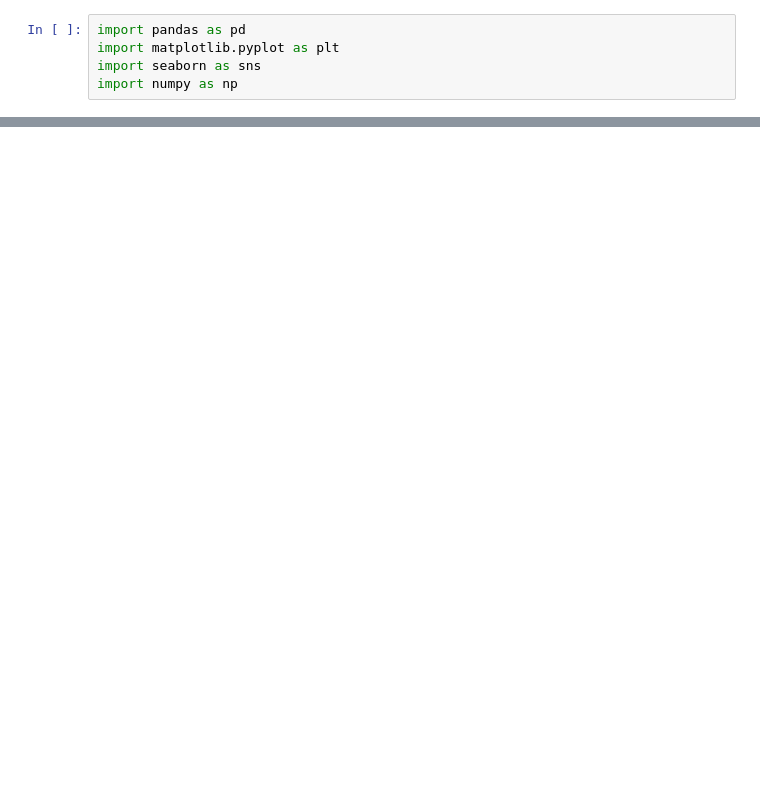
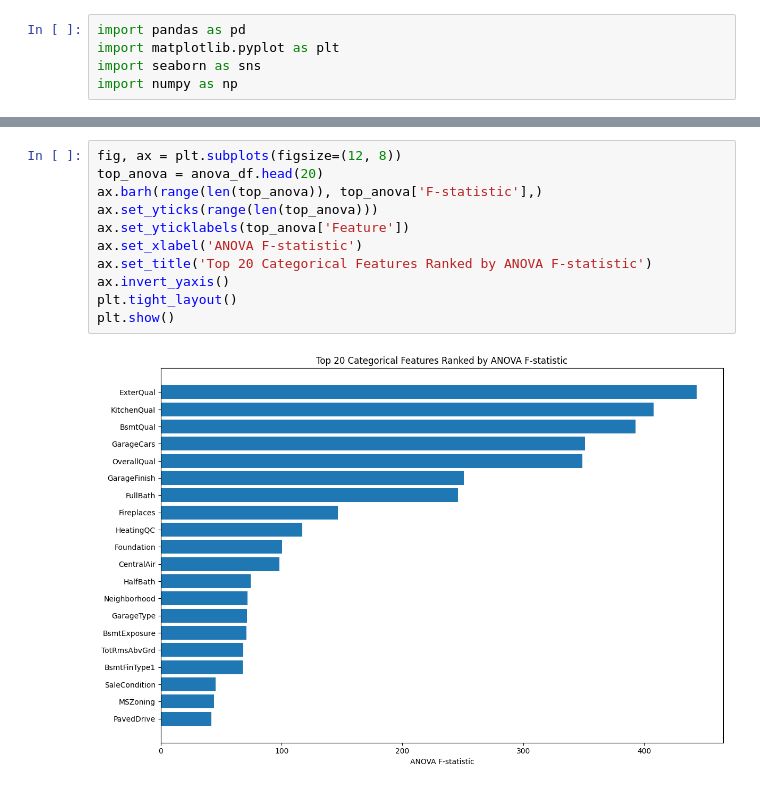
Before and after one commit to misharix30/House-Prices-Prediction-ML, a Jupyter notebook: House_Prices.ipynb, the cells around one changed output, grey strips where cells are left out. Saved outputs shown, nothing was run; the diff lists cells and outputs as text; blank space fills up the shorter version.

```diff
--- a/House_Prices.ipynb
+++ b/House_Prices.ipynb
@@ -265,0 +268,13 @@ for feature in skewed_cols:
+# %%
+fig, ax = plt.subplots(figsize=(12, 8))
+top_anova = anova_df.head(20)
+ax.barh(range(len(top_anova)), top_anova['F-statistic'],)
+ax.set_yticks(range(len(top_anova)))
+ax.set_yticklabels(top_anova['Feature'])
+ax.set_xlabel('ANOVA F-statistic')
+ax.set_title('Top 20 Categorical Features Ranked by ANOVA F-statistic')
+ax.invert_yaxis()
+plt.tight_layout()
+plt.show()
+# %% [output]
+[figure, added]
```
Also changed, not shown: parts of 110 cells of this notebook.
